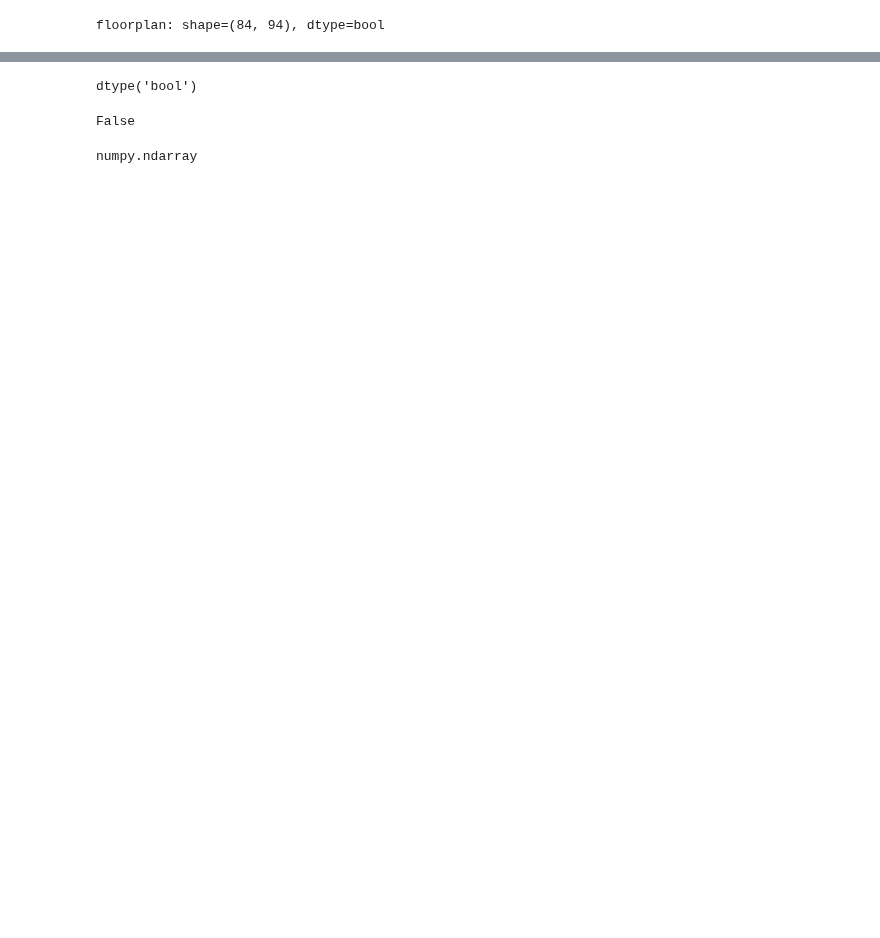
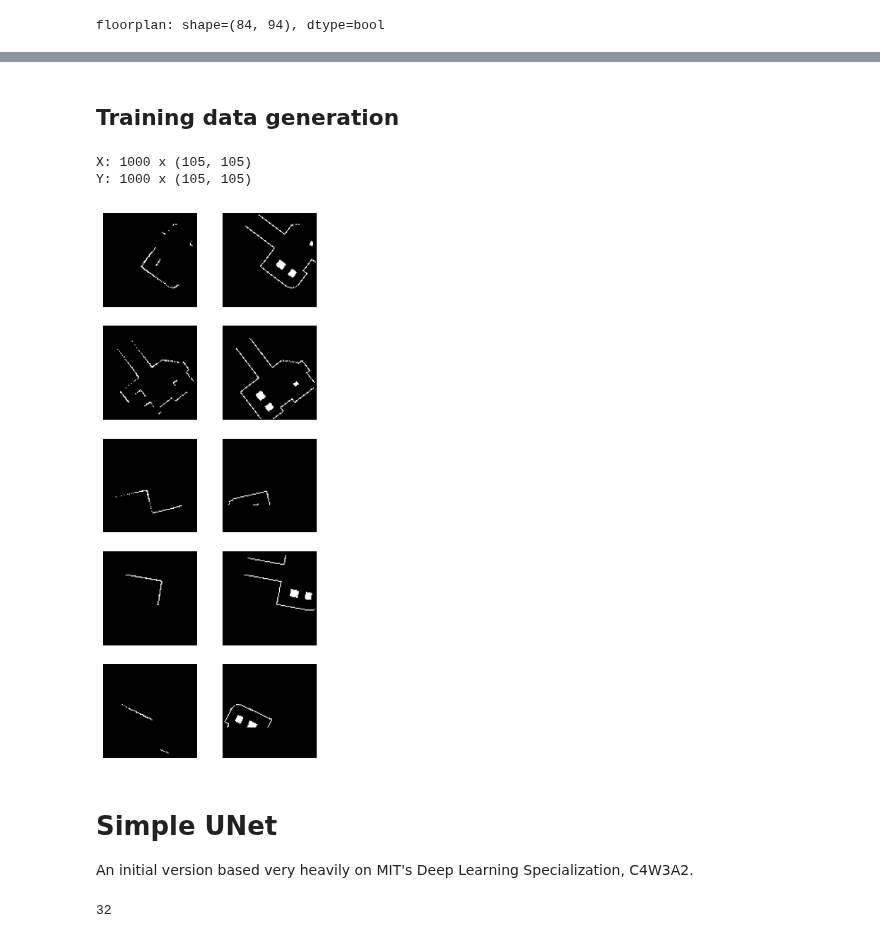
Before and after one commit to malcolmlett/robovac, a Jupyter notebook: Experiment_NN_LDS_to_OccupancyMap_1.ipynb, the cells around one changed output, grey strips where cells are left out. Drawn from its saved outputs; the diff is of its cells as text; code cells hidden in the pictures; blank space fills up the shorter version.

```diff
--- a/Experiment_NN_LDS_to_OccupancyMap_1.ipynb
+++ b/Experiment_NN_LDS_to_OccupancyMap_1.ipynb
@@ -446,12 +67,24 @@ rotation_matrix: [[   0.70710678    0.70710678 -444.26406871]
-# %%
-floorplan.dtype
-# %% [output]
-dtype('bool')
-# %%
-image.dtype == 'bool'
-# %% [output]
-False
-# %%
-type(image)
-# %% [output]
-numpy.ndarray
+# %% [markdown]
+## Training data generation
+# %%
+reload(lds_train_data)
+np.random.seed(0)
+X, Y = lds_train_data.generate_training_data(floorplan, 1000, pixel_size=6.8, max_distance=350)
+print(f"X: {len(X)} x {X[0].shape}")
+print(f"Y: {len(Y)} x {Y[0].shape}")
+
+# show first 5
+plt.figure(figsize=(4, 10))
+for i in range(0,5):
+  plt.subplot(5,2,i*2+1)
+  plt.imshow(X[i], cmap='gray')
+  plt.axis('off')
+
+  plt.subplot(5,2,i*2+2)
+  plt.imshow(Y[i], cmap='gray')
+  plt.axis('off')
+plt.show()
+# %% [output]
+X: 1000 x (105, 105)
+Y: 1000 x (105, 105)
+[figure, added]
@@ -457,0 +94,3 @@ numpy.ndarray
+# %% [markdown]
+# Simple UNet
+An initial version based very heavily on MIT's Deep Learning Specialization, C4W3A2.
@@ -457,0 +169,4 @@ numpy.ndarray
+# %%
+2**5
+# %% [output]
+32
```
Also changed, not shown: parts of 23 cells of this notebook.
